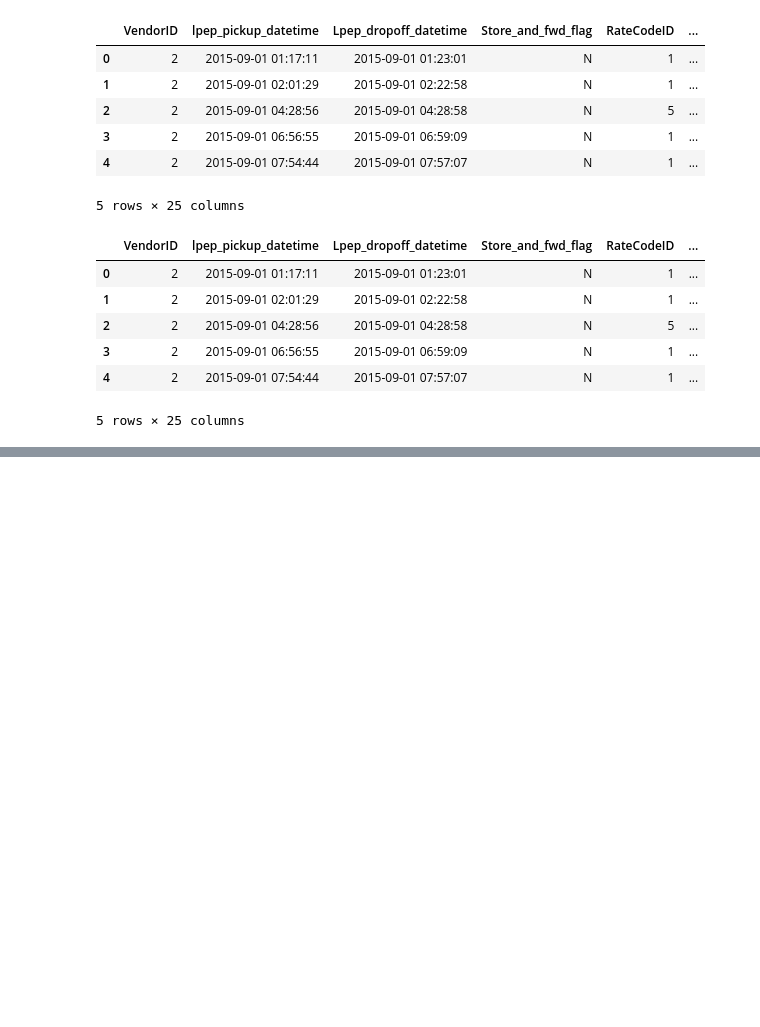
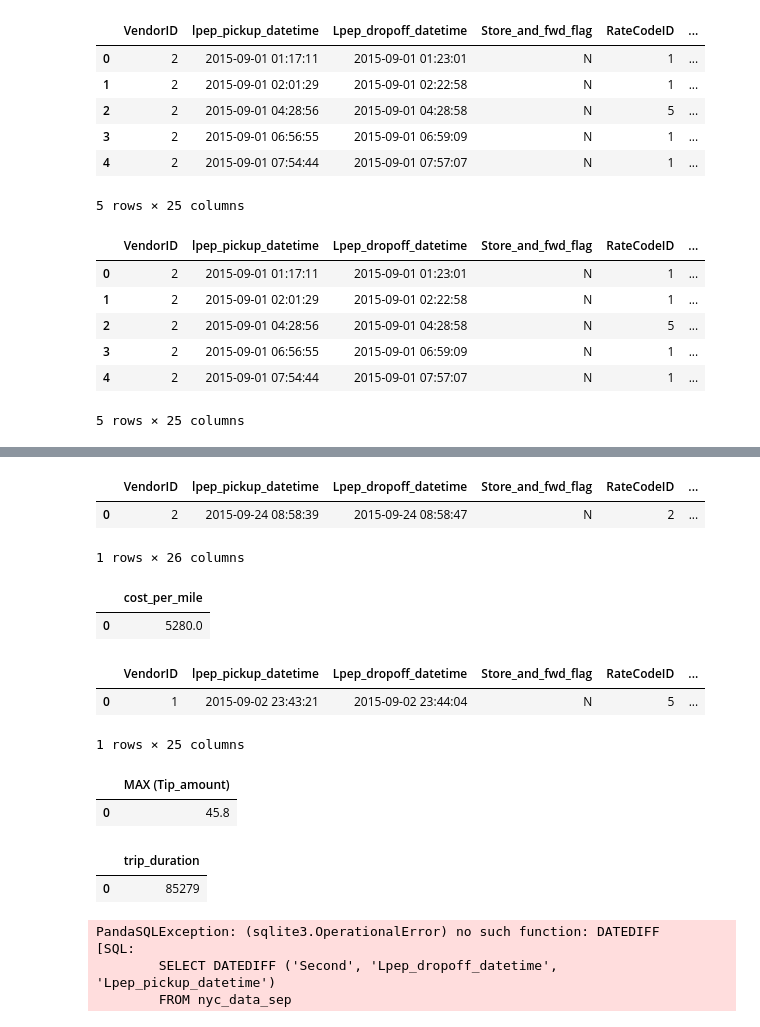
Before and after one commit to bayraktarengin/eurotech, a Jupyter notebook: nyc_taxi_query_notebook.ipynb, the cells around one changed output, grey strips where cells are left out. Drawn from its saved outputs; the diff is of its cells as text; code cells hidden in the pictures; blank space fills up the shorter version.

```diff
--- a/nyc_taxi_query_notebook.ipynb
+++ b/nyc_taxi_query_notebook.ipynb
@@ -68,0 +138,75 @@ sqldf(q)
+# %%
+  # 2. Most expensive trip per mile (Total_amount/Trip_distance).
+q = """
+        SELECT *, (Total_amount/Trip_distance) as cost_per_mile
+        FROM nyc_data_sep
+        ORDER BY cost_per_mile DESC
+        LIMIT 1;
+    """
+sqldf(q)
+# %% [output]
+|  | VendorID | lpep_pickup_datetime | Lpep_dropoff_datetime | Store_and_fwd_flag | RateCodeID | ... |
+| 0 | 2 | 2015-09-24 08:58:39 | 2015-09-24 08:58:47 | N | 2 | ... |
+1 rows × 26 columns
+# %%
+q = """
+        SELECT MAX (Total_amount/Trip_distance) as cost_per_mile
+        FROM nyc_data_sep
+
+    """
+sqldf(q)
+# %% [output]
+|  | cost_per_mile |
+| 0 | 5280.0 |
+# %%
+ #  3. Most generous trip (highest tip).
+
+q = """
+        SELECT *
+        FROM nyc_data_sep
+        ORDER BY Tip_amount DESC
+        LIMIT 1;
+    """
+sqldf(q)
+# %% [output]
+|  | VendorID | lpep_pickup_datetime | Lpep_dropoff_datetime | Store_and_fwd_flag | RateCodeID | ... |
+| 0 | 1 | 2015-09-02 23:43:21 | 2015-09-02 23:44:04 | N | 5 | ... |
+1 rows × 25 columns
+# %%
+q = """
+        SELECT MAX (Tip_amount)
+        FROM nyc_data_sep
+
+    """
+sqldf(q)
+# %% [output]
+|  | MAX (Tip_amount) |
+| 0 | 45.8 |
+# %%
+ # 4. Longest trip duration.
+ # strftime
+
+
+
+q = """
+        SELECT (CAST(strftime('%s', Lpep_dropoff_datetime) as integer)-CAST(strftime('%s', Lpep_pickup_datetime) as integer)) as trip_duration
+        FROM nyc_data_sep
+        ORDER BY trip_duration DESC
+        LIMIT 1;
+    """
+sqldf(q)
+# %% [output]
+|  | trip_duration |
+| 0 | 85279 |
+# %%
+q = """
+        SELECT DATEDIFF ('Second', 'Lpep_dropoff_datetime', 'Lpep_pickup_datetime')
+        FROM nyc_data_sep
+        LIMIT 1;
+    """
+sqldf(q)
+# %% [output]
+PandaSQLException: (sqlite3.OperationalError) no such function: DATEDIFF
+[SQL:
+        SELECT DATEDIFF ('Second', 'Lpep_dropoff_datetime', 'Lpep_pickup_datetime')
+        FROM nyc_data_sep
```
Also changed, not shown: parts of 8 cells of this notebook.
